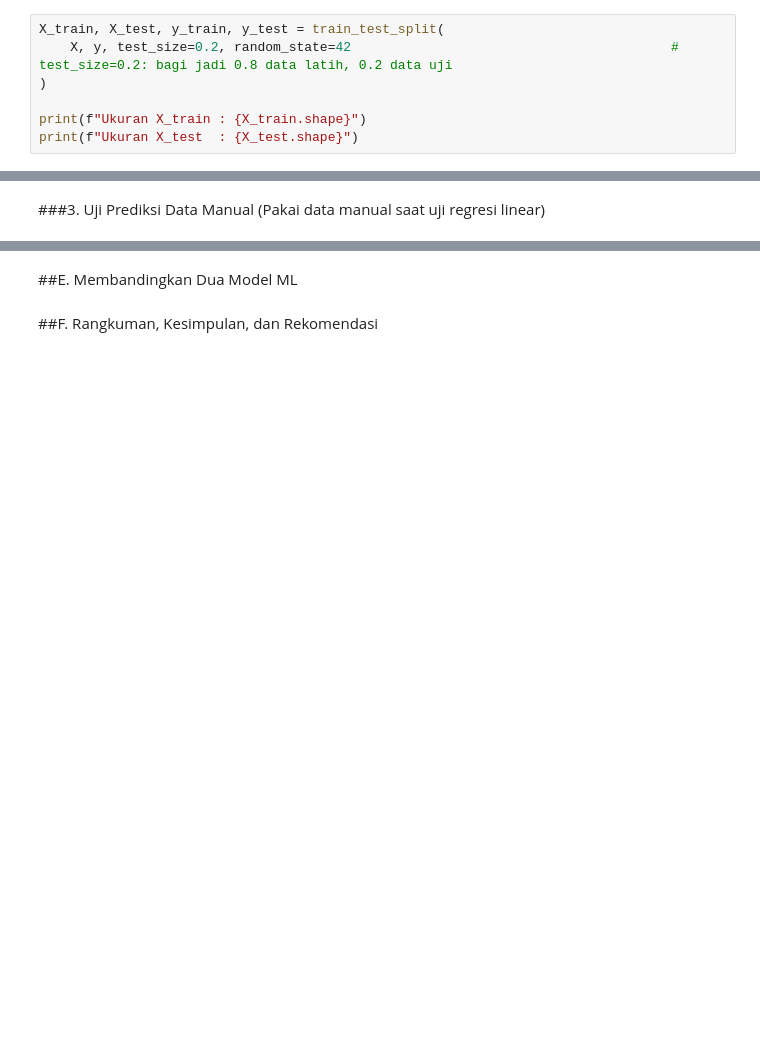
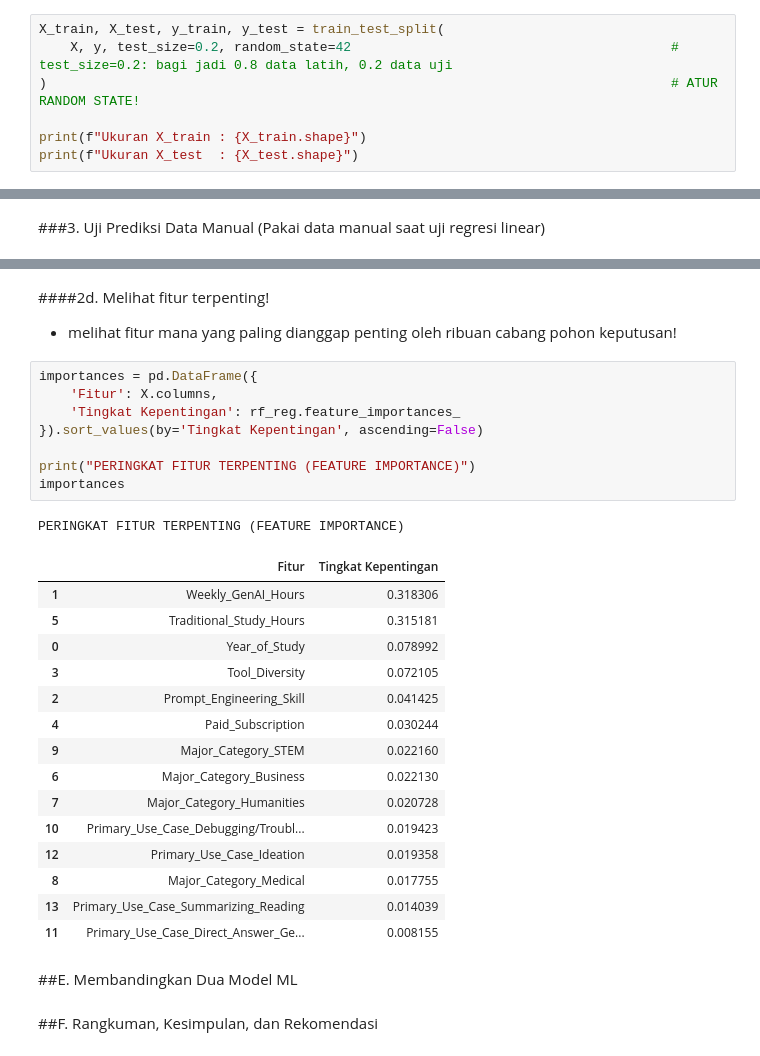
Before and after one commit to Shxrp08/Project_SG_I-Smile_Group6_2026, a Jupyter notebook: Project_SG_Group_6_RevPRO.ipynb, the cells around one changed output, grey strips where cells are left out. Cells and saved outputs as stored; diff of their text form; blank space fills up the shorter version.

```diff
--- a/Project_SG_Group_6_RevPRO.ipynb
+++ b/Project_SG_Group_6_RevPRO.ipynb
@@ -593,7 +593,7 @@ Jumlah Baris Data: 50000
 # %%
 X_train, X_test, y_train, y_test = train_test_split(
     X, y, test_size=0.2, random_state=42                                         # test_size=0.2: bagi jadi 0.8 data latih, 0.2 data uji
-)
+)                                                                                # ATUR RANDOM STATE!
 
 print(f"Ukuran X_train : {X_train.shape}")
 print(f"Ukuran X_test  : {X_test.shape}")
@@ -931,3 +1010,31 @@ Estimasi Prediksi IPK : 3.15
+# %% [markdown]
+####2d. Melihat fitur terpenting!
+- melihat fitur mana yang paling dianggap penting oleh ribuan cabang pohon keputusan!
+# %%
+importances = pd.DataFrame({
+    'Fitur': X.columns,
+    'Tingkat Kepentingan': rf_reg.feature_importances_
+}).sort_values(by='Tingkat Kepentingan', ascending=False)
+
+print("PERINGKAT FITUR TERPENTING (FEATURE IMPORTANCE)")
+importances
+# %% [output]
+PERINGKAT FITUR TERPENTING (FEATURE IMPORTANCE)
+|  | Fitur | Tingkat Kepentingan |
+| 1 | Weekly_GenAI_Hours | 0.318306 |
+| 5 | Traditional_Study_Hours | 0.315181 |
+| 0 | Year_of_Study | 0.078992 |
+| 3 | Tool_Diversity | 0.072105 |
+| 2 | Prompt_Engineering_Skill | 0.041425 |
+| 4 | Paid_Subscription | 0.030244 |
+| 9 | Major_Category_STEM | 0.022160 |
+| 6 | Major_Category_Business | 0.022130 |
+| 7 | Major_Category_Humanities | 0.020728 |
+| 10 | Primary_Use_Case_Debugging/Troubl... | 0.019423 |
+| 12 | Primary_Use_Case_Ideation | 0.019358 |
+| 8 | Major_Category_Medical | 0.017755 |
+| 13 | Primary_Use_Case_Summarizing_Reading | 0.014039 |
+| 11 | Primary_Use_Case_Direct_Answer_Ge... | 0.008155 |
 # %% [markdown]
 ##E. Membandingkan Dua Model ML
 # %% [markdown]
```
Also changed, not shown: parts of 28 cells of this notebook.
